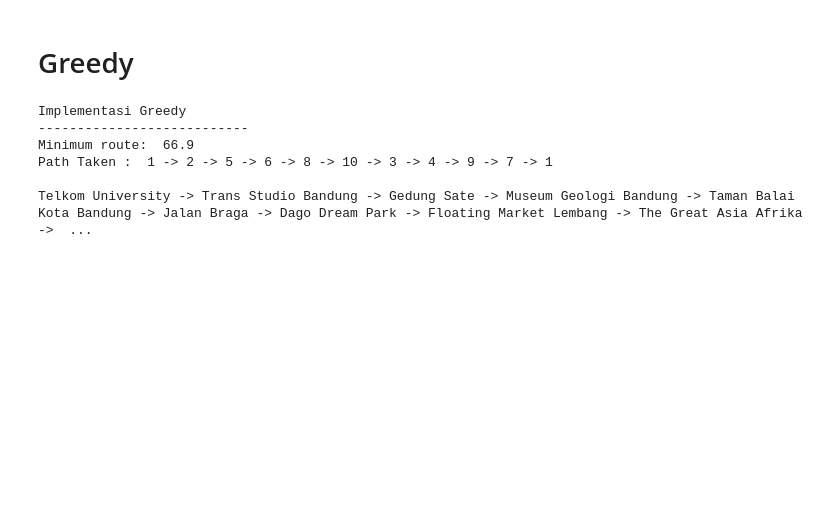
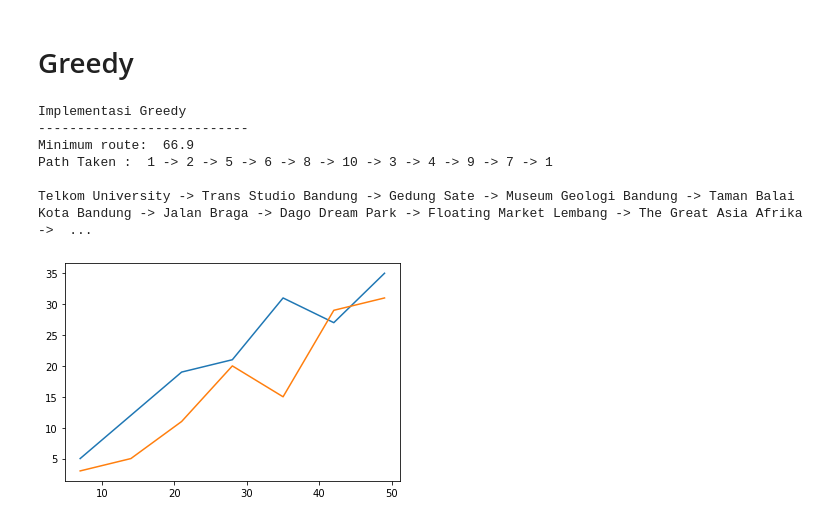
Before and after one commit to khalilullahalfaath/Tubes-Strategi-Algoritma-Implementasi-BnB-dan-Greedy, a Jupyter notebook: SA_Tubes_Kelompok-3.ipynb, the cells around one changed output. Drawn from its saved outputs; the diff is of its cells as text; code cells hidden in the pictures; blank space fills up the shorter version.

```diff
--- a/SA_Tubes_Kelompok-3.ipynb
+++ b/SA_Tubes_Kelompok-3.ipynb
@@ -302,3 +302,20 @@ Minimum route:  66.9
 Path Taken :  1 -> 2 -> 5 -> 6 -> 8 -> 10 -> 3 -> 4 -> 9 -> 7 -> 1
 
 Telkom University -> Trans Studio Bandung -> Gedung Sate -> Museum Geologi Bandung -> Taman Balai Kota Bandung -> Jalan Braga -> Dago Dream Park -> Floating Market Lembang -> The Great Asia Afrika ->  ...
+# %%
+import matplotlib.pyplot as plt
+
+# Define data values
+x = [7, 14, 21, 28, 35, 42, 49]
+y = [5, 12, 19, 21, 31, 27, 35]
+z = [3, 5, 11, 20, 15, 29, 31]
+
+# Plot a simple line chart
+plt.plot(x, y)
+
+# Plot another line on the same chart/graph
+plt.plot(x, z)
+
+plt.show()
+# %% [output]
+[figure, added]
```
Also changed, not shown: parts of 1 cell of this notebook.
